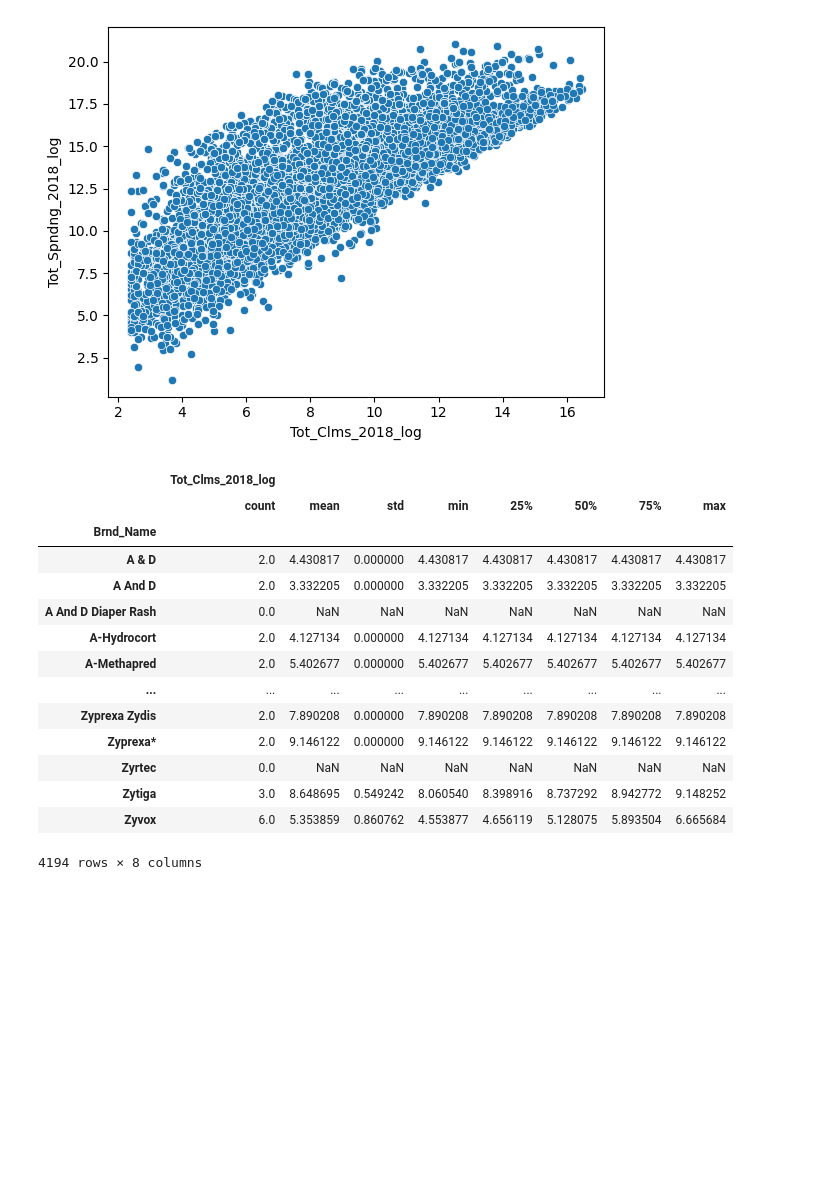
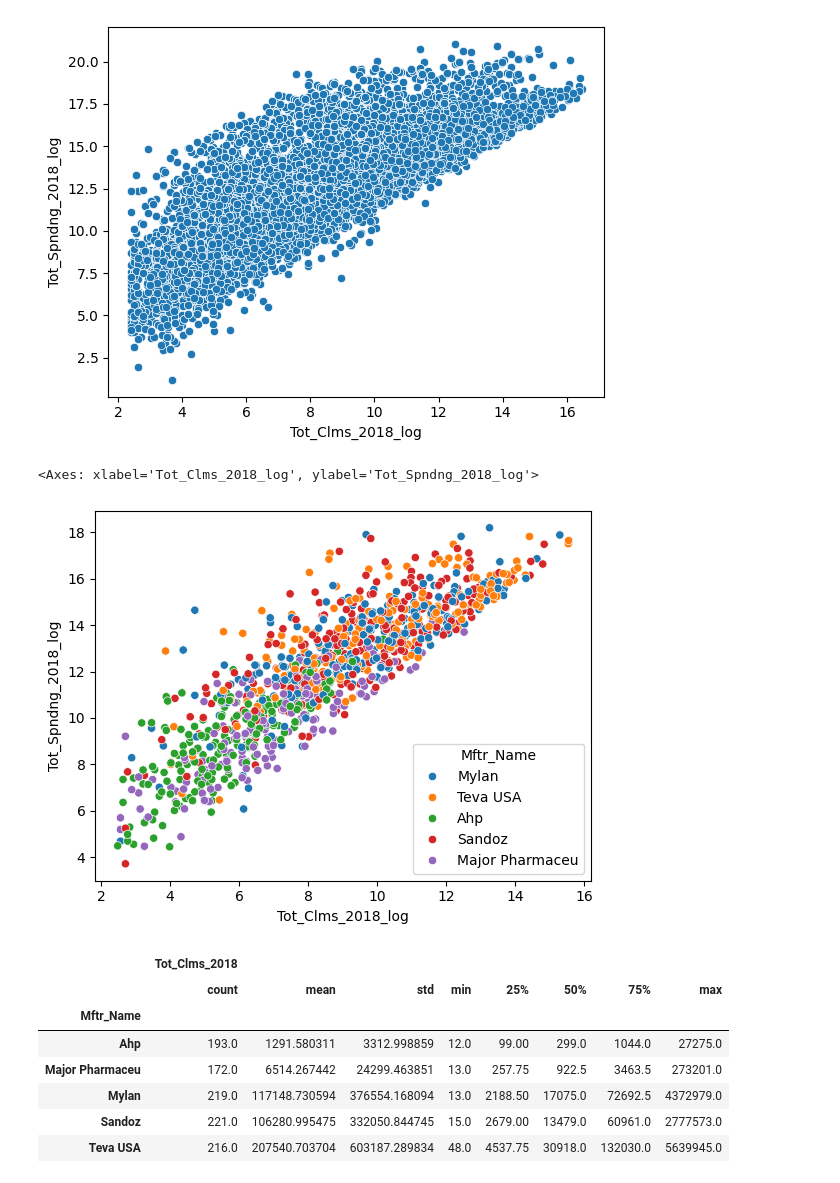
Before and after one commit to natalieassaad/visualization, a Jupyter notebook: assignment/assignment.ipynb, the cells around one changed output. Saved outputs shown, nothing was run; the diff lists cells and outputs as text; code cells hidden in the pictures; blank space fills up the shorter version.

```diff
--- a/assignment/assignment.ipynb
+++ b/assignment/assignment.ipynb
@@ -462,3 +502,13 @@ plt.title('Histogram of Tot_Clms_2018_log')
 plt.show()
 # %% [output]
 [figure]
+# %%
+top_5_manufacturers = ['Teva USA', 'Mylan', 'Sandoz', 'Major Pharmaceu', 'Ahp']
+
+med_filtered = med[med['Mftr_Name'].isin(top_5_manufacturers)]
+
+med_filtered['Mftr_Name'].hist(grid=False)
+plt.xlabel("Manufacturer")
+plt.ylabel("Frequency")
+plt.title("Distribution of Top 5 Manufacturers")
+plt.show()
@@ -475,22 +528,24 @@ sns.scatterplot(data=med, x='Tot_Clms_2018_log', y='Tot_Spndng_2018_log')
 # %% [output]
 <Axes: xlabel='Tot_Clms_2018_log', ylabel='Tot_Spndng_2018_log'>
 [figure]
+# %%
+# this scatterplot highlights the top 5 manufacturers by claim and spending. It shows that Ahp typically had lower claims and spending in 2018, whereas
+# manufacturers like Teva USA and Sandoz had higher values. Major Pharmaceau was pretty spread out throughout the levels.
+sns.scatterplot(data=med_filtered, x='Tot_Clms_2018_log', y='Tot_Spndng_2018_log',hue='Mftr_Name')
+# %% [output]
+<Axes: xlabel='Tot_Clms_2018_log', ylabel='Tot_Spndng_2018_log'>
+[figure, added]
 # %%
 # 7. Create a table (cross tabulation, variance-covariance, or a .describe() five-number summary), and explain what you see
-med.loc[:,['Brnd_Name','Tot_Clms_2018_log']].groupby('Brnd_Name').describe()
+
+# This table compares 5 manufacturers by the total claims in 2018. Mylan had the highest average number of total claims in 2018, while Ahp had the lowest.
+med_filtered.loc[:,['Mftr_Name','Tot_Clms_2018']].groupby('Mftr_Name').describe()
 # %% [output]
-|  | Tot_Clms_2018_log |  |  |  |  |  |  |  |
+|  | Tot_Clms_2018 |  |  |  |  |  |  |  |
 |  | count | mean | std | min | 25% | 50% | 75% | max |
-| Brnd_Name |  |  |  |  |  |  |  |  |
-| A & D | 2.0 | 4.430817 | 0.000000 | 4.430817 | 4.430817 | 4.430817 | 4.430817 | 4.430817 |
-| A And D | 2.0 | 3.332205 | 0.000000 | 3.332205 | 3.332205 | 3.332205 | 3.332205 | 3.332205 |
-| A And D Diaper Rash | 0.0 | NaN | NaN | NaN | NaN | NaN | NaN | NaN |
-| A-Hydrocort | 2.0 | 4.127134 | 0.000000 | 4.127134 | 4.127134 | 4.127134 | 4.127134 | 4.127134 |
-| A-Methapred | 2.0 | 5.402677 | 0.000000 | 5.402677 | 5.402677 | 5.402677 | 5.402677 | 5.402677 |
-| ... | ... | ... | ... | ... | ... | ... | ... | ... |
-| Zyprexa Zydis | 2.0 | 7.890208 | 0.000000 | 7.890208 | 7.890208 | 7.890208 | 7.890208 | 7.890208 |
-| Zyprexa* | 2.0 | 9.146122 | 0.000000 | 9.146122 | 9.146122 | 9.146122 | 9.146122 | 9.146122 |
-| Zyrtec | 0.0 | NaN | NaN | NaN | NaN | NaN | NaN | NaN |
-| Zytiga | 3.0 | 8.648695 | 0.549242 | 8.060540 | 8.398916 | 8.737292 | 8.942772 | 9.148252 |
-| Zyvox | 6.0 | 5.353859 | 0.860762 | 4.553877 | 4.656119 | 5.128075 | 5.893504 | 6.665684 |
+| Mftr_Name |  |  |  |  |  |  |  |  |
+| Ahp | 193.0 | 1291.580311 | 3312.998859 | 12.0 | 99.00 | 299.0 | 1044.0 | 27275.0 |
+| Major Pharmaceu | 172.0 | 6514.267442 | 24299.463851 | 13.0 | 257.75 | 922.5 | 3463.5 | 273201.0 |
+| Mylan | 219.0 | 117148.730594 | 376554.168094 | 13.0 | 2188.50 | 17075.0 | 72692.5 | 4372979.0 |
+| Sandoz | 221.0 | 106280.995475 | 332050.844745 | 15.0 | 2679.00 | 13479.0 | 60961.0 | 2777573.0 |
+| Teva USA | 216.0 | 207540.703704 | 603187.289834 | 48.0 | 4537.75 | 30918.0 | 132030.0 | 5639945.0 |
-4194 rows × 8 columns
```
Also changed, not shown: parts of 7 cells of this notebook.
